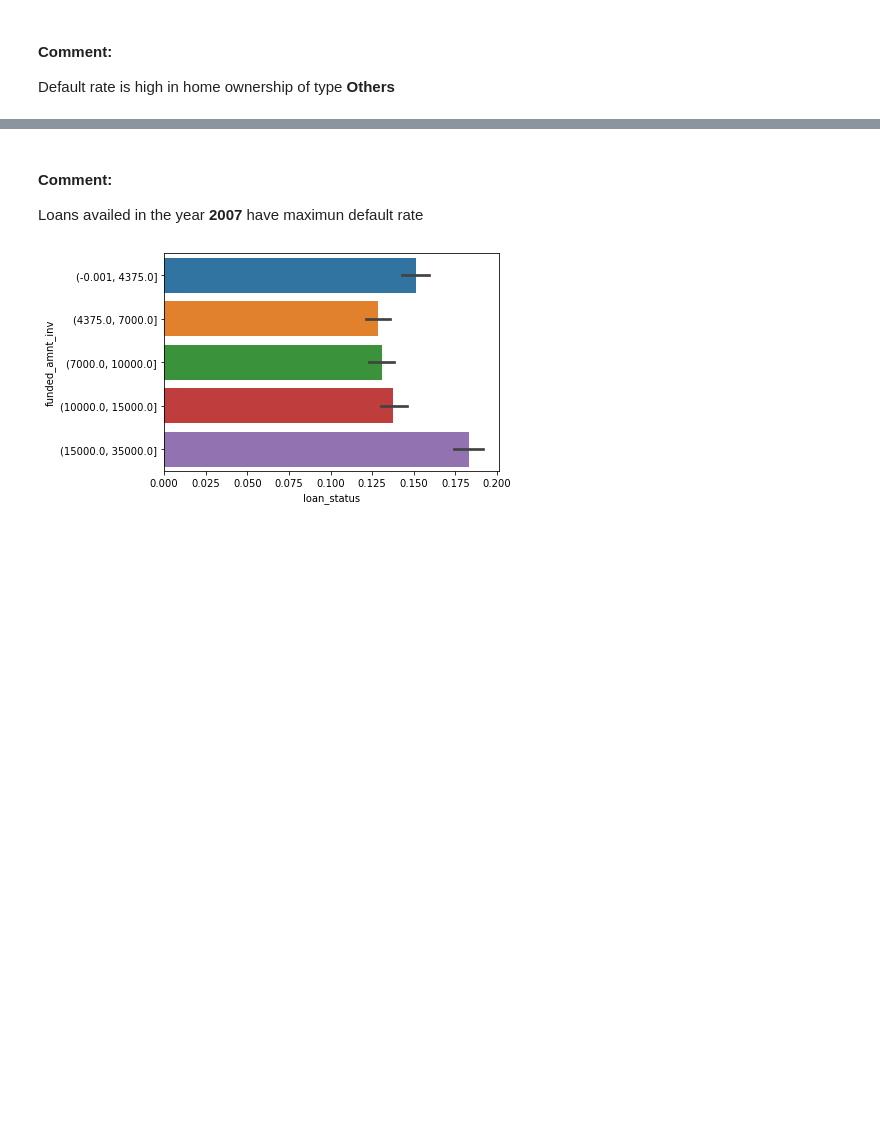
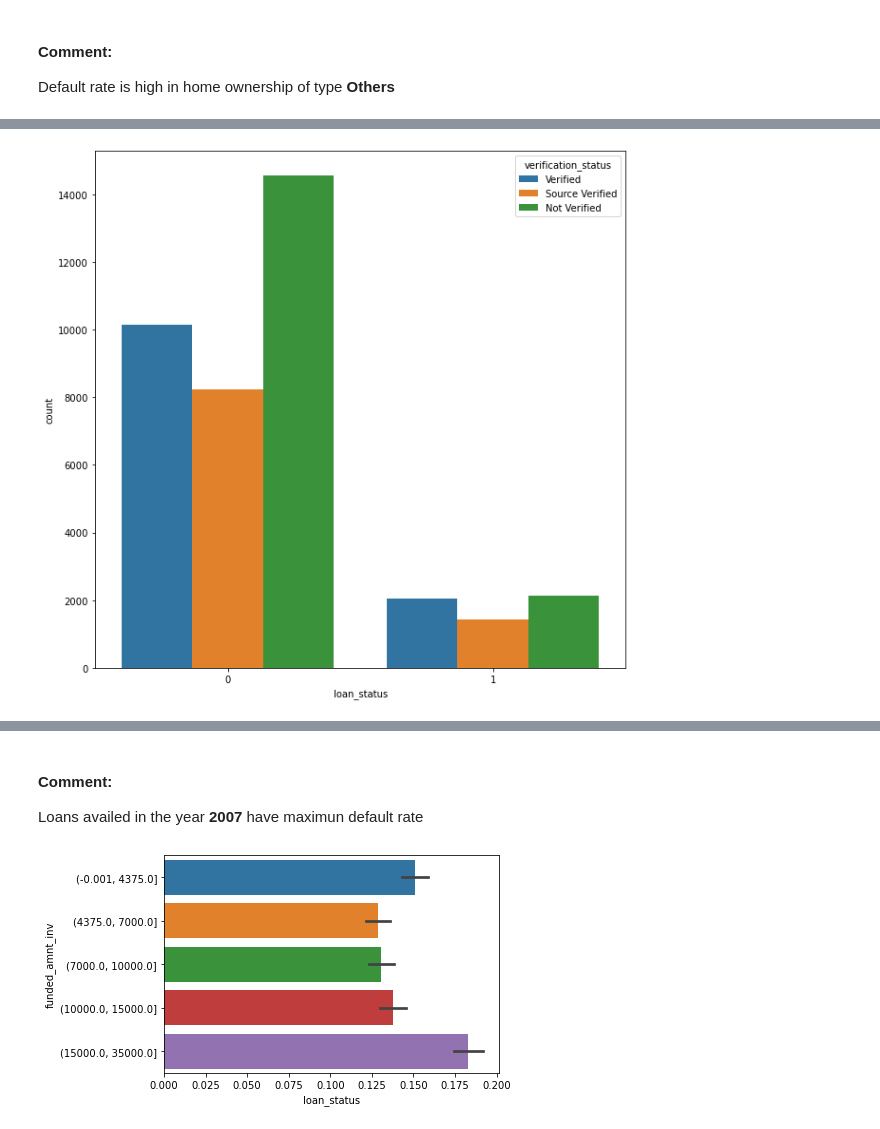
Before and after one commit to JerinJK/Lending_Club, a Jupyter notebook: EDA_Lending Club.ipynb, the cells around one changed output, grey strips where cells are left out. Drawn from its saved outputs; the diff is of its cells as text; code cells hidden in the pictures; blank space fills up the shorter version.

```diff
--- a/EDA_Lending Club.ipynb
+++ b/EDA_Lending Club.ipynb
@@ -688,2 +692,9 @@ plt.show()
+# %%
+#Plotting a count plot to check the influence of verification_status on defaulter v/s non-defaulters
+plt.figure(figsize=(10, 10))
+sns.countplot(data=loan_df, x='loan_status', hue='verification_status')
+plt.show()
+# %% [output]
+[figure, added]
 # %% [markdown]
 #### Comment:
```
Also changed, not shown: parts of 21 cells of this notebook.
